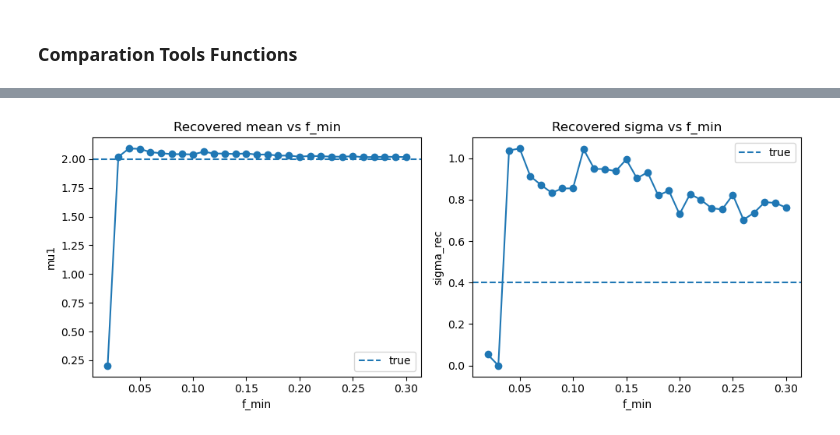
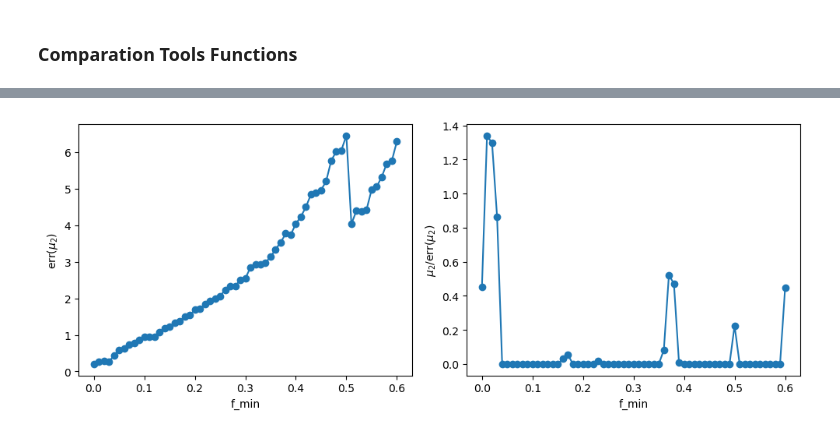
Before and after one commit to ACobo98/DDM, a Jupyter notebook: Cumulant3.ipynb, the cells around one changed output, grey strips where cells are left out. Saved outputs shown, nothing was run; the diff lists cells and outputs as text; code cells hidden in the pictures.

```diff
--- a/Cumulant3.ipynb
+++ b/Cumulant3.ipynb
@@ -719,14 +804,0 @@ plt.show()
-# %%
-fmin_grid = np.arange(0.02, 0.31, 0.01)
-
-scan_df = scan_fmin_vs_parameters(
-    q_vals=q_vals,
-    t_vals=t_vals,
-    f_mat=f_noisy,
-    method="linear",
-    n_cumulants=n_cumulants,
-    fmin_grid=fmin_grid,
-    f_max=1.0,
-)
-
-scan_df.head()
@@ -740,23 +805,17 @@ scan_df.head()
-# %%
-plt.figure(figsize=(10,4))
-
-plt.subplot(1,2,1)
-plt.plot(scan_df["f_min"], scan_df["mu1"], marker="o")
-plt.axhline(mu_D, linestyle="--", label="true")
-plt.xlabel("f_min")
-plt.ylabel("mu1")
-plt.title("Recovered mean vs f_min")
-plt.legend()
-
-plt.subplot(1,2,2)
-plt.plot(scan_df["f_min"], scan_df["sigma_rec"], marker="o")
-plt.axhline(sigma_D, linestyle="--", label="true")
-plt.xlabel("f_min")
-plt.ylabel("sigma_rec")
-plt.title("Recovered sigma vs f_min")
-plt.legend()
-
-plt.tight_layout()
-plt.show()
-# %% [output]
-[figure, removed]
+# %%
+plt.figure(figsize=(10,4))
+
+plt.subplot(1,2,1)
+plt.plot(scan_df["f_min"], scan_df["err_mu2"], marker="o")
+plt.xlabel("f_min")
+plt.ylabel(r"err($\mu_2$)")
+
+plt.subplot(1,2,2)
+plt.plot(scan_df["f_min"], scan_df["snr_mu2"], marker="o")
+plt.xlabel("f_min")
+plt.ylabel(r"$\mu_2 / \mathrm{err}(\mu_2)$")
+
+plt.tight_layout()
+plt.show()
+# %% [output]
+[figure, added]
```
Also changed, not shown: parts of 28 cells of this notebook.
